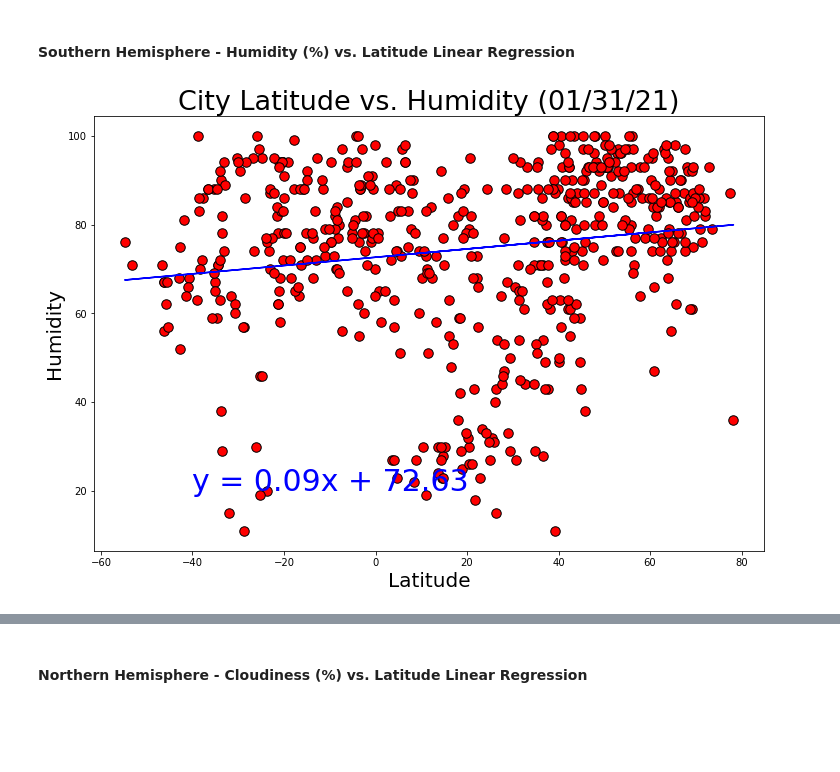
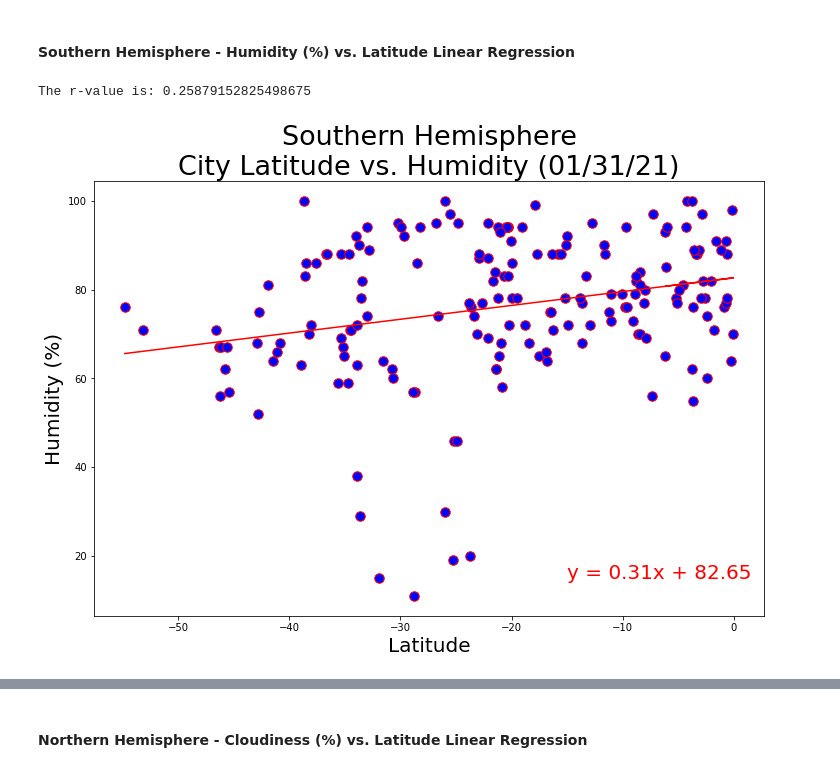
Before and after one commit to pete6184/WeatherPy_API_Weather_Data, a Jupyter notebook: WeatherPy/WeatherPy.ipynb, the cells around one changed output, grey strips where cells are left out. Saved outputs shown, nothing was run; the diff lists cells and outputs as text; code cells hidden in the pictures; blank space fills up the shorter version.

```diff
--- a/WeatherPy/WeatherPy.ipynb
+++ b/WeatherPy/WeatherPy.ipynb
@@ -254,5 +254,9 @@ plt.show()
 # %% [markdown]
 ## Linear Regression
+# %%
+# create northern and southern hemisphere dataframes
+n_hem = cities_df.loc[cities_df["Lat"] >= 0]
+s_hem = cities_df.loc[cities_df["Lat"] <= 0]
 # %% [markdown]
 ####  Northern Hemisphere - Max Temp vs. Latitude Linear Regression
 # %%
@@ -351,25 +352,28 @@ The r-value is: 0.000543987878808455
 # %%
 # create a scatter plot to show relationship between lattitude and humidity
 fig1, ax1 = plt.subplots(figsize=(12, 8))
-x_value = cities_df["Lat"]
-y_value = cities_df["Humidity"]
+x_value = s_hem["Lat"]
+y_value = s_hem["Humidity"]
 
 (slope, intercept, rvalue, pvalue, stderr) = linregress(x_value, y_value)
 regress_values = x_value * slope + intercept
 
 line_eq = "y = " + str(round(slope, 2)) + "x + " + str(round(intercept, 2))
-plt.scatter(x_value, y_value, s=90, c="r", edgecolor="k")
+plt.scatter(x_value, y_value, s=90, c="b", edgecolor="r")
 # plot regression line
-plt.plot(x_value, regress_values, "b-")
+plt.plot(x_value, regress_values, "r-")
 # print equation in graph
-plt.annotate(line_eq, (-40,20), fontsize=30, color="b")
+plt.annotate(line_eq, (-15,15), fontsize=20, color="r")
 
 # label graph for readibility
 current_date = pd.to_datetime('today').date().strftime('%m/%d/%y')
-plt.title(f"City Latitude vs. Humidity ({current_date})", fontsize=27)
+plt.title(f"Southern Hemisphere\nCity Latitude vs. Humidity ({current_date})", fontsize=27)
 plt.xlabel("Latitude", fontsize=20)
 plt.ylabel("Humidity (%)", fontsize=20)
 
+print(f"The r-value is: {rvalue}")
+
 plt.show()
 # %% [output]
+The r-value is: 0.25879152825498675
-[figure, old version]
+[figure, new version]
```
Also changed, not shown: parts of 18 cells of this notebook, 3 other files.
